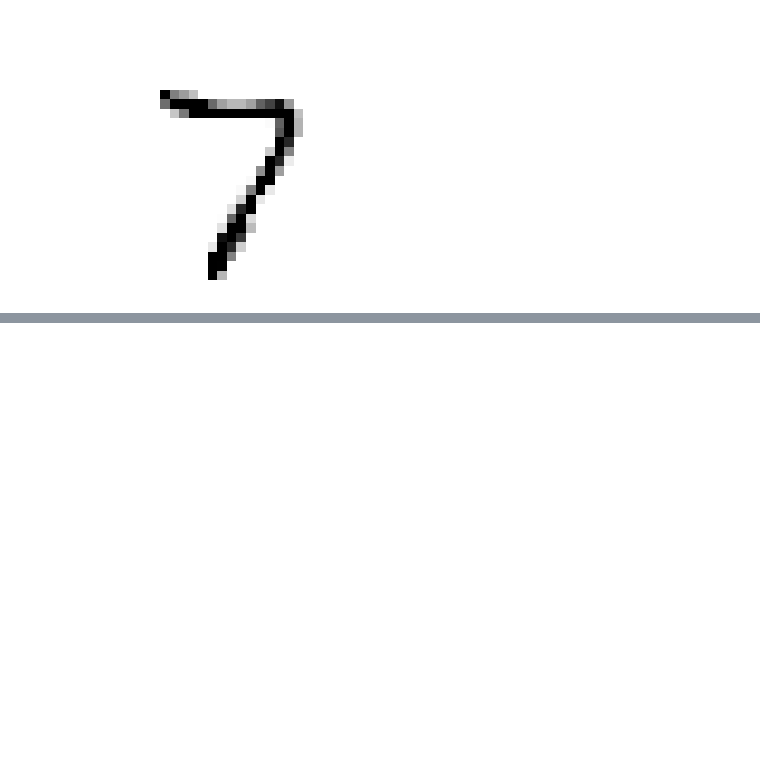
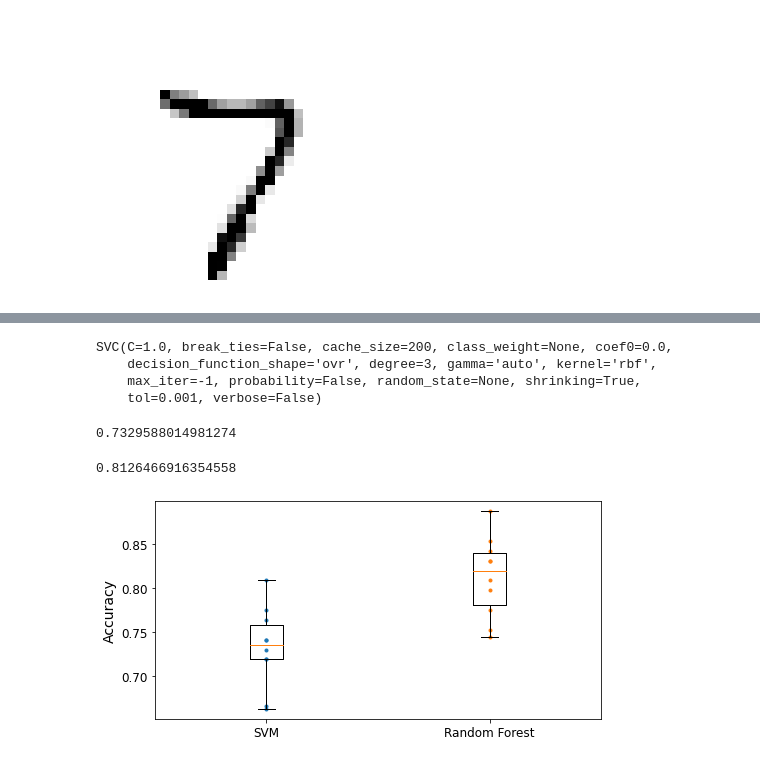
Before and after one commit to christ0089/Tensoflow_SkLearn_Certification_Practice, a Jupyter notebook: Data_Classification.ipynb, the cells around one changed output, grey strips where cells are left out. Drawn from its saved outputs; the diff is of its cells as text; code cells hidden in the pictures; blank space fills up the shorter version.

Commit message:
Titanic Model Predictions

```diff
--- a/Data_Classification.ipynb
+++ b/Data_Classification.ipynb
@@ -472,0 +689,12 @@ Saving figure cleaned_digit_example_plot
+# %%
+y_train = train_data["Survived"]
+# %%
+from sklearn.svm import SVC
+
+svm_clf = SVC(gamma="auto")
+svm_clf.fit(X_train, y_train)
+# %% [output]
+SVC(C=1.0, break_ties=False, cache_size=200, class_weight=None, coef0=0.0,
+    decision_function_shape='ovr', degree=3, gamma='auto', kernel='rbf',
+    max_iter=-1, probability=False, random_state=None, shrinking=True,
+    tol=0.001, verbose=False)
@@ -472,0 +704,24 @@ Saving figure cleaned_digit_example_plot
+# %%
+from sklearn.model_selection import cross_val_score
+
+svm_scores = cross_val_score(svm_clf, X_train, y_train, cv=10)
+svm_scores.mean()
+# %% [output]
+0.7329588014981274
+# %%
+from sklearn.ensemble import RandomForestClassifier
+
+forest_clf = RandomForestClassifier(n_estimators=100, random_state=42)
+forest_scores = cross_val_score(forest_clf, X_train, y_train, cv=10)
+forest_scores.mean()
+# %% [output]
+0.8126466916354558
+# %%
+plt.figure(figsize=(8, 4))
+plt.plot([1]*10, svm_scores, ".")
+plt.plot([2]*10, forest_scores, ".")
+plt.boxplot([svm_scores, forest_scores], labels=("SVM","Random Forest"))
+plt.ylabel("Accuracy", fontsize=14)
+plt.show()
+# %% [output]
+[figure, added]
```
Also changed, not shown: parts of 33 cells of this notebook.
